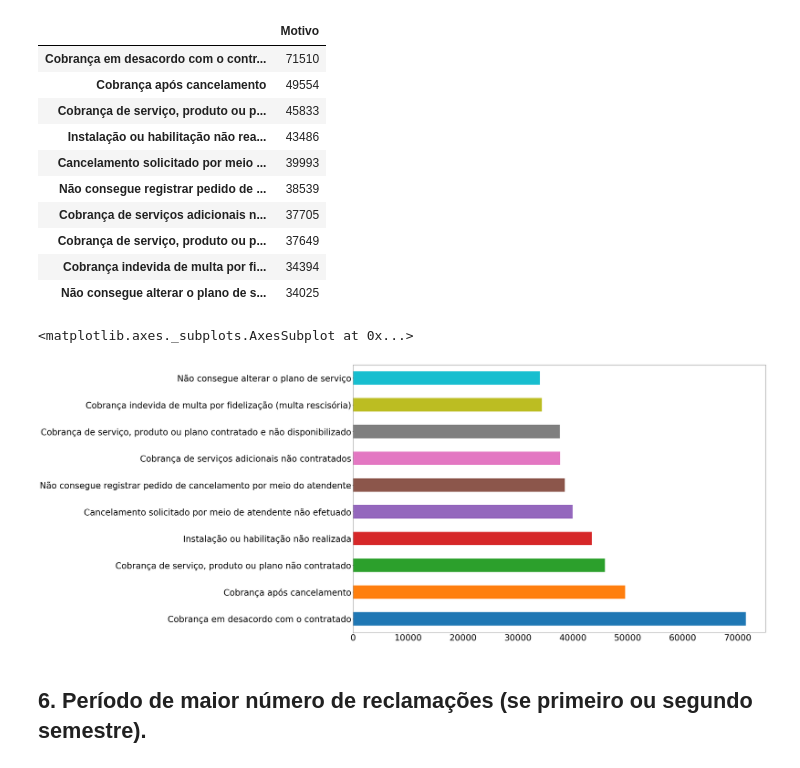
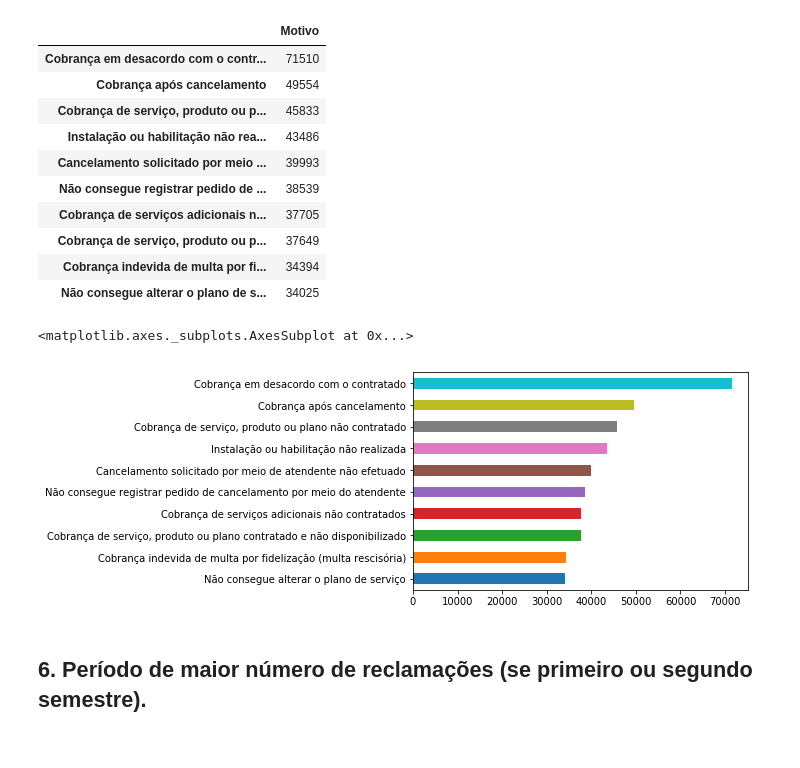
Before and after one commit to Rafaelcvo/dataset_anatel_pos, a Jupyter notebook: anatel.ipynb, the cells around one changed output. Saved outputs shown, nothing was run; the diff lists cells and outputs as text; code cells hidden in the pictures.

Commit message:
Grafico inserido item 5 e 6

```diff
--- a/anatel.ipynb
+++ b/anatel.ipynb
@@ -403,13 +405,12 @@ recl_motivo[:10].to_frame()
 | Cobrança de serviço, produto ou p... | 37649 |
 | Cobrança indevida de multa por fi... | 34394 |
 | Não consegue alterar o plano de s... | 34025 |
-# %%
-#Grafico com as 10 maiores reclamações pelo tipo de classificação de motivo
-
-recl_motivo[:10].plot(kind='barh', figsize=(30,20),fontsize=(35))
-# %% [output]
-<matplotlib.axes._subplots.AxesSubplot at 0x...>
-[figure, removed]
+# %%
+ax_mot = recl_motivo[:10].sort_values()
+ax_mot.plot.barh()
+# %% [output]
+<matplotlib.axes._subplots.AxesSubplot at 0x...>
+[figure, added]
 # %% [markdown]
 ## 6. Período de maior número de reclamações (se primeiro ou segundo semestre).
 # %%
```
Also changed, not shown: parts of 4 cells of this notebook.
